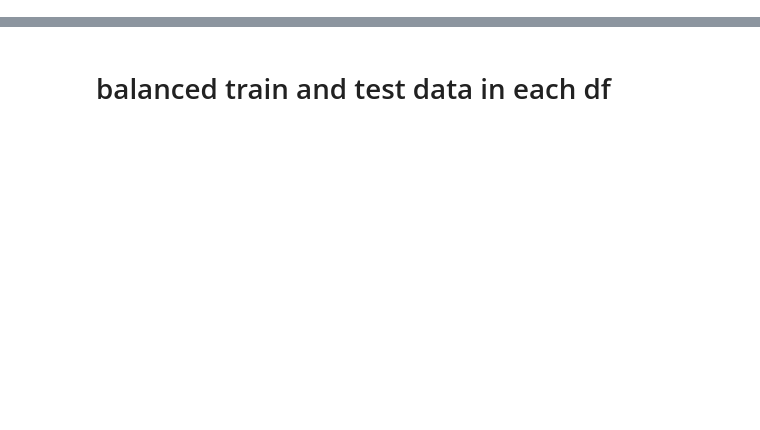
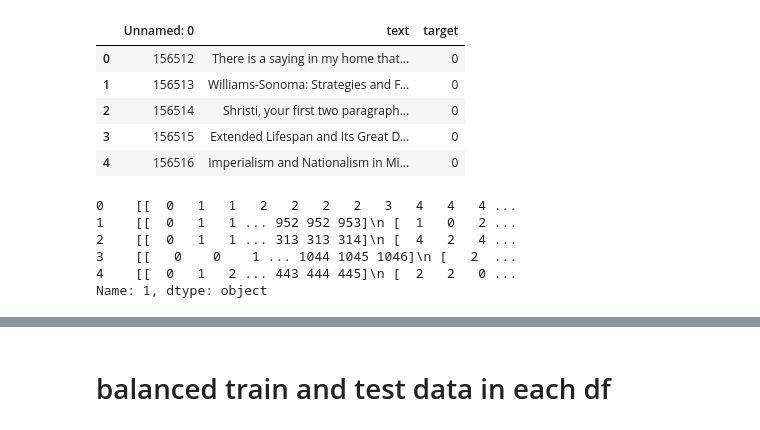
Before and after one commit to XDEBUF/LLM_detection, a Jupyter notebook: LLM-text_generation_EN_DETECTION.ipynb, the cells around one changed output, grey strips where cells are left out. Drawn from its saved outputs; the diff is of its cells as text; code cells hidden in the pictures; blank space fills up the shorter version.

Commit message:
problème dans le train

```diff
--- a/LLM-text_generation_EN_DETECTION.ipynb
+++ b/LLM-text_generation_EN_DETECTION.ipynb
@@ -9,3 +9,14 @@ from scipy.sparse import coo_matrix
 import spacy
 # %%
 df_sample = pd.read_csv('data.csv')
+# %%
+train=pd.read_csv('train.csv')
+# %%
+train.head()
+# %% [output]
+|  | Unnamed: 0 | text | target |
+| 0 | 156512 | There is a saying in my home that... | 0 |
+| 1 | 156513 | Williams-Sonoma: Strategies and F... | 0 |
+| 2 | 156514 | Shristi, your first two paragraph... | 0 |
+| 3 | 156515 | Extended Lifespan and Its Great D... | 0 |
+| 4 | 156516 | Imperialism and Nationalism in Mi... | 0 |
@@ -11,0 +27,9 @@ df_sample = pd.read_csv('data.csv')
+# %%
+df_train_idx2graoh.head()
+# %% [output]
+0    [[  0   1   1   2   2   2   2   3   4   4   4 ...
+1    [[  0   1   1 ... 952 952 953]\n [  1   0   2 ...
+2    [[  0   1   1 ... 313 313 314]\n [  4   2   4 ...
+3    [[   0    0    1 ... 1044 1045 1046]\n [   2  ...
+4    [[  0   1   2 ... 443 444 445]\n [  2   2   0 ...
+Name: 1, dtype: object
```
Also changed, not shown: parts of 35 cells of this notebook.
